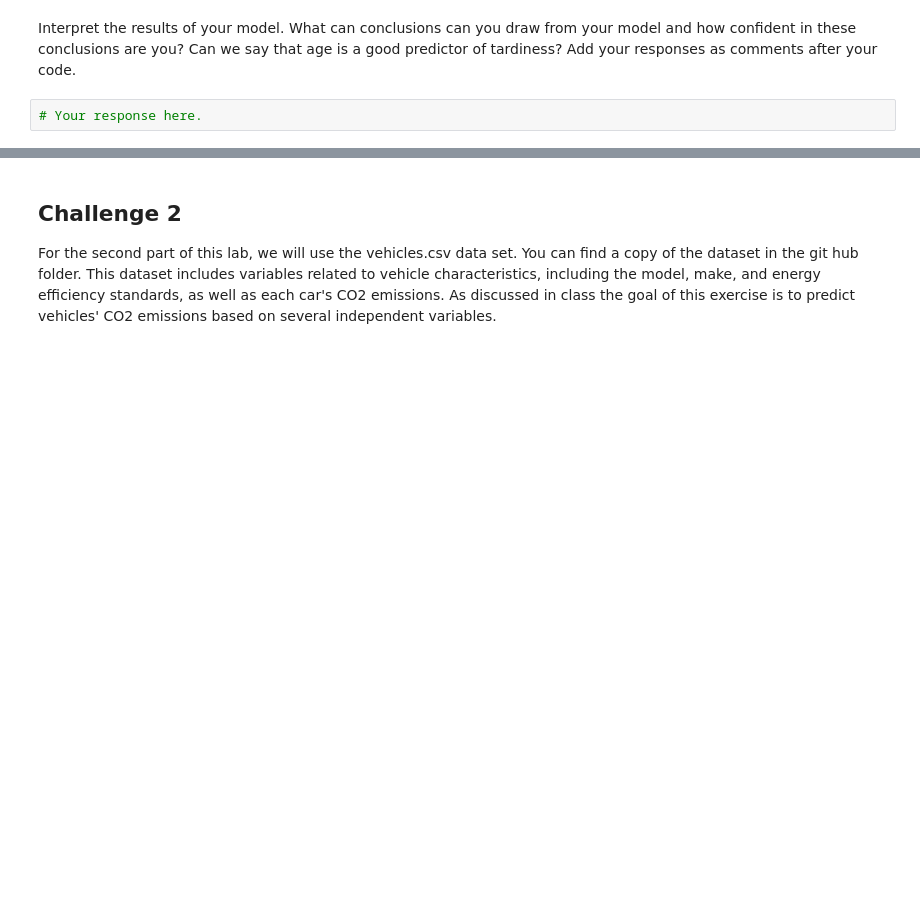
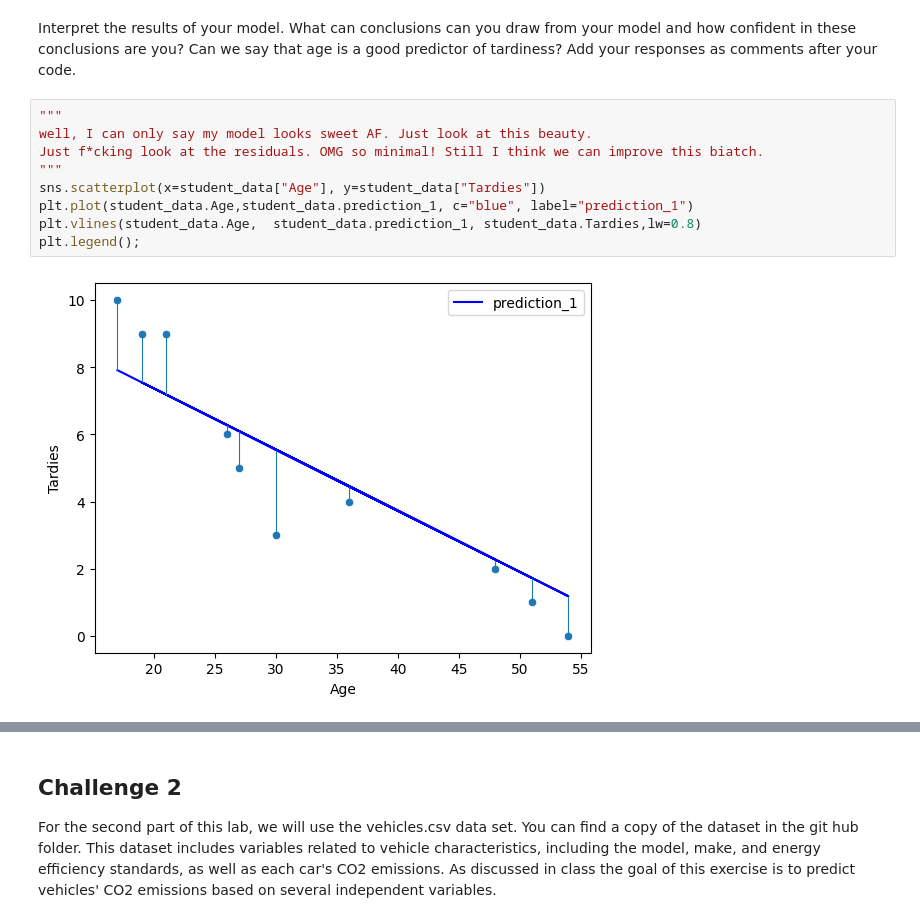
Before and after one commit to Ironhack-data-bcn-oct-2023/lab-regression-analysis, a Jupyter notebook: your-code.ipynb, the cells around one changed output, grey strips where cells are left out. Saved outputs shown, nothing was run; the diff lists cells and outputs as text; blank space fills up the shorter version.

```diff
--- a/your-code.ipynb
+++ b/your-code.ipynb
@@ -53,4 +126,13 @@ Plot your regression model on your scatter plot.
 # %% [markdown]
 Interpret the results of your model. What can conclusions can you draw from your model and how confident in these conclusions are you? Can we say that age is a good predictor of tardiness? Add your responses as comments after your code.
-# %%
-# Your response here.
+# %%
+"""
+well, I can only say my model looks sweet AF. Just look at this beauty.
+Just f*cking look at the residuals. OMG so minimal! Still I think we can improve this biatch.
+"""
+sns.scatterplot(x=student_data["Age"], y=student_data["Tardies"])
+plt.plot(student_data.Age,student_data.prediction_1, c="blue", label="prediction_1")
+plt.vlines(student_data.Age,  student_data.prediction_1, student_data.Tardies,lw=0.8)
+plt.legend();
+# %% [output]
+[figure, added]
```
Also changed, not shown: parts of 50 cells of this notebook.
